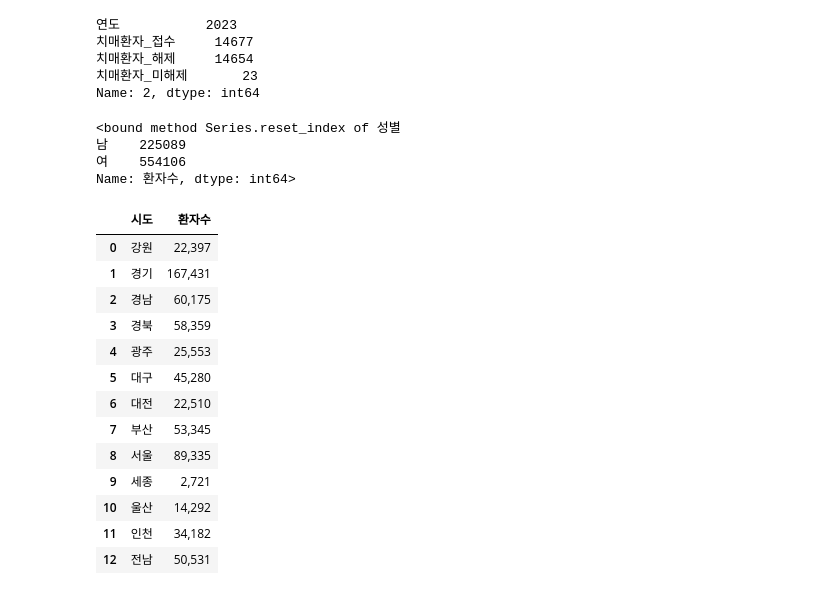
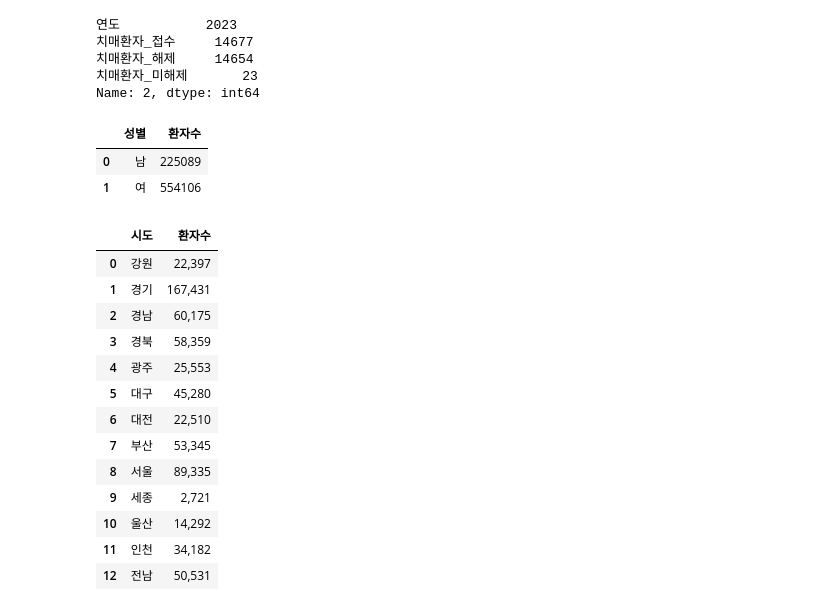
Before and after one commit to EastOst/Dementia_info, a Jupyter notebook: main.ipynb, the cells around one changed output. Saved outputs shown, nothing was run; the diff lists cells and outputs as text; code cells hidden in the pictures.

```diff
--- a/main.ipynb
+++ b/main.ipynb
@@ -77,13 +77,12 @@ new_df2
 치매환자_미해제       23
 Name: 2, dtype: int64
 # %%
-sex_total_group = df1.groupby('성별')['환자수'].sum().reset_index
+sex_total_group = df1.groupby('성별')['환자수'].sum().reset_index()
 sex_total_group
 # %% [output]
-<bound method Series.reset_index of 성별
-남    225089
-여    554106
-Name: 환자수, dtype: int64>
+|  | 성별 | 환자수 |
+| 0 | 남 | 225089 |
+| 1 | 여 | 554106 |
 # %%
 province_total_group = df1.groupby('시도')['환자수'].sum().reset_index()
 province_total_group['환자수'] = province_total_group['환자수'].apply(lambda x: f"{x:,.0f}")
```
Also changed, not shown: parts of 4 cells of this notebook.
